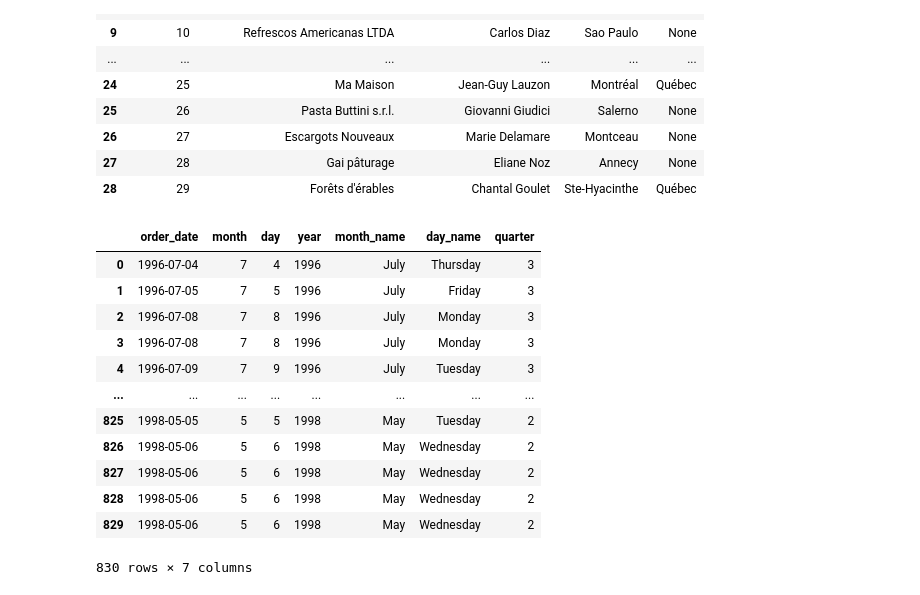
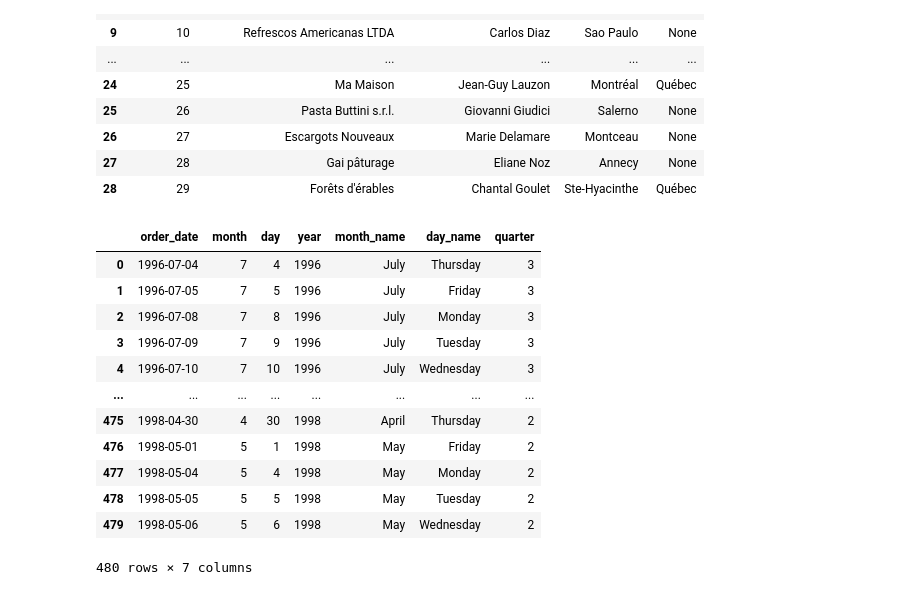
Before and after one commit to martinrestrepoc/northwind, a Jupyter notebook: orquestador_etl_northwind.ipynb, the cells around one changed output. Saved outputs shown, nothing was run; the diff lists cells and outputs as text; code cells hidden in the pictures.

```diff
--- a/orquestador_etl_northwind.ipynb
+++ b/orquestador_etl_northwind.ipynb
@@ -274,40 +274,44 @@ dim_proveedores
 # %%
 # Creación de la dimensión tiempo
 
 df_time_clean = df_orders.copy()
 df_time_clean = df_time_clean[['order_date']]
+df_time_clean = df_time_clean[df_time_clean['order_date'].notnull()]
 
-# Convertir a datetime de pandas
+# Convertir a datetime
 df_time_clean['order_date'] = pd.to_datetime(df_time_clean['order_date'])
+
 df_time_clean = df_time_clean[df_time_clean['order_date'].notnull()]
+
+# Quitar duplicados
+df_time_clean = df_time_clean.drop_duplicates(subset=['order_date'])
 
 df_time_clean['month'] = [i.month for i in df_time_clean['order_date']]
 df_time_clean['day'] = [i.day for i in df_time_clean['order_date']]
 df_time_clean['year'] = [i.year for i in df_time_clean['order_date']]
 df_time_clean['month_name'] = [i.strftime('%B') for i in df_time_clean['order_date']]
 df_time_clean['day_name'] = [i.strftime('%A') for i in df_time_clean['order_date']]
 df_time_clean['quarter'] = [i.quarter for i in df_time_clean['order_date']]
 
-
 dim_tiempo = df_time_clean.copy()
 dim_tiempo.reset_index(drop=True, inplace=True)
 dim_tiempo = dim_tiempo[
     ['order_date', 'month', 'day', 'year', 'month_name', 'day_name', 'quarter']
 ]
 
 dim_tiempo
 # %% [output]
 |  | order_date | month | day | year | month_name | day_name | quarter |
 | 0 | 1996-07-04 | 7 | 4 | 1996 | July | Thursday | 3 |
 | 1 | 1996-07-05 | 7 | 5 | 1996 | July | Friday | 3 |
 | 2 | 1996-07-08 | 7 | 8 | 1996 | July | Monday | 3 |
-| 3 | 1996-07-08 | 7 | 8 | 1996 | July | Monday | 3 |
-| 4 | 1996-07-09 | 7 | 9 | 1996 | July | Tuesday | 3 |
+| 3 | 1996-07-09 | 7 | 9 | 1996 | July | Tuesday | 3 |
+| 4 | 1996-07-10 | 7 | 10 | 1996 | July | Wednesday | 3 |
 | ... | ... | ... | ... | ... | ... | ... | ... |
-| 825 | 1998-05-05 | 5 | 5 | 1998 | May | Tuesday | 2 |
-| 826 | 1998-05-06 | 5 | 6 | 1998 | May | Wednesday | 2 |
-| 827 | 1998-05-06 | 5 | 6 | 1998 | May | Wednesday | 2 |
-| 828 | 1998-05-06 | 5 | 6 | 1998 | May | Wednesday | 2 |
-| 829 | 1998-05-06 | 5 | 6 | 1998 | May | Wednesday | 2 |
+| 475 | 1998-04-30 | 4 | 30 | 1998 | April | Thursday | 2 |
+| 476 | 1998-05-01 | 5 | 1 | 1998 | May | Friday | 2 |
+| 477 | 1998-05-04 | 5 | 4 | 1998 | May | Monday | 2 |
+| 478 | 1998-05-05 | 5 | 5 | 1998 | May | Tuesday | 2 |
+| 479 | 1998-05-06 | 5 | 6 | 1998 | May | Wednesday | 2 |
-830 rows × 7 columns
+480 rows × 7 columns
 # %%
```
Also changed, not shown: parts of 10 cells of this notebook.
